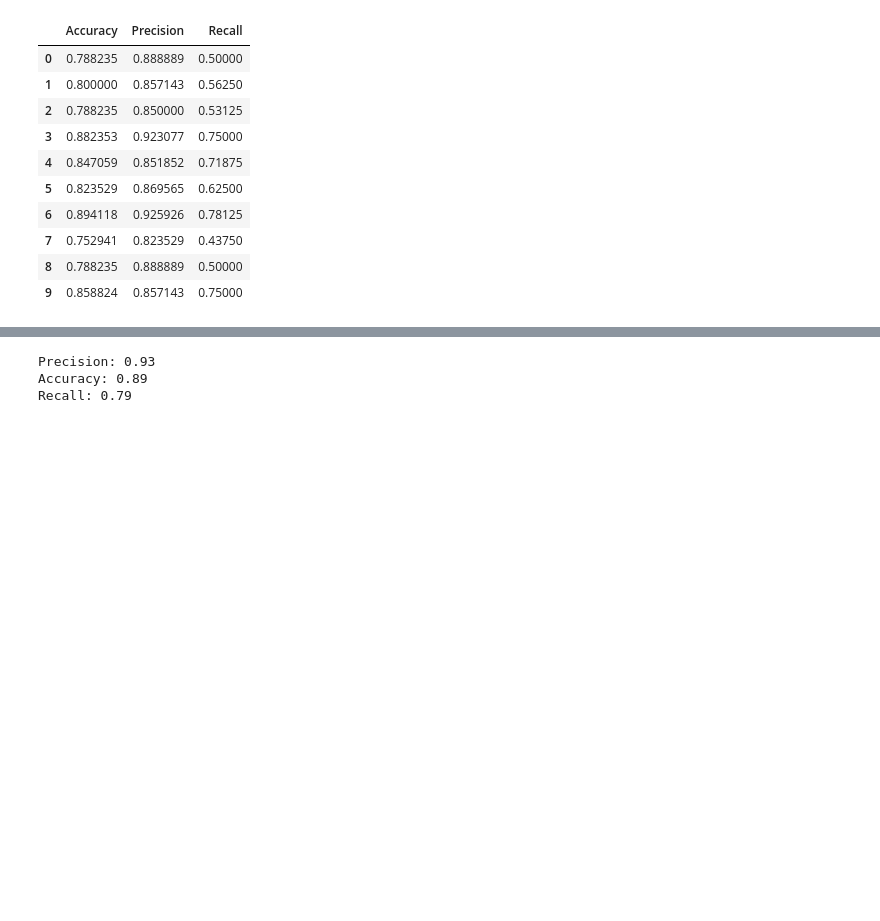
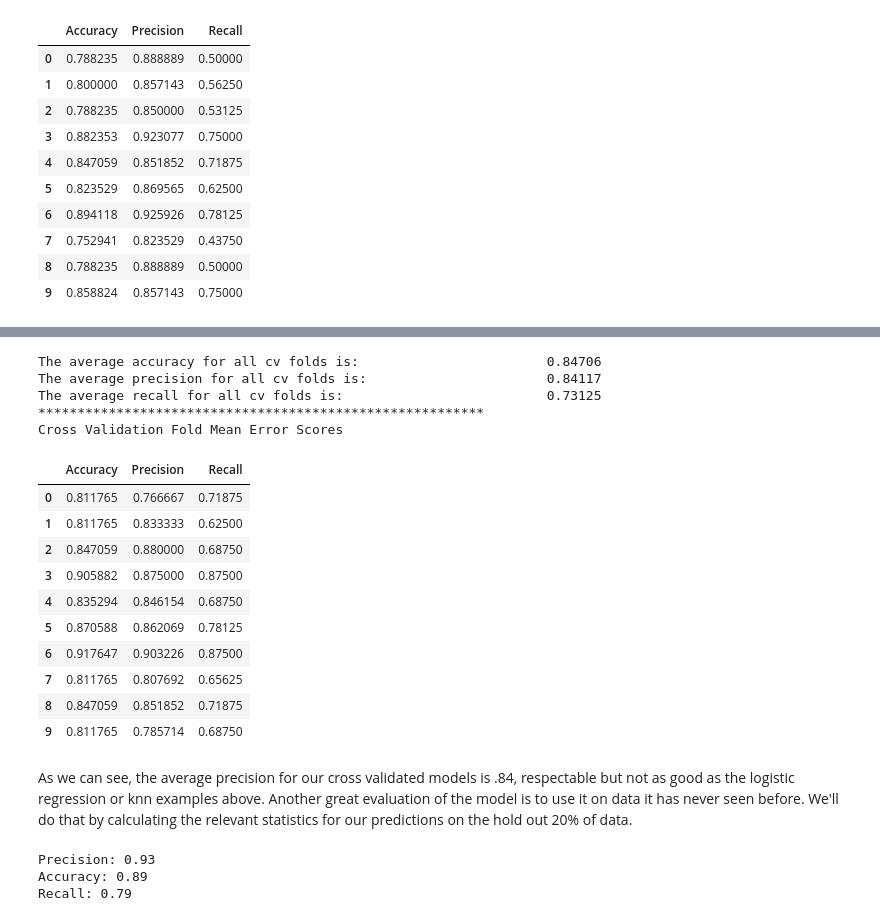
Before and after one commit to jeffweltman/MSDS7331, a Jupyter notebook: Lab 2 - Working/MSDS 7331 - Lab 2 - KassofWeltmanDickens.ipynb, the cells around one changed output, grey strips where cells are left out. Cells and saved outputs as stored; diff of their text form; code cells hidden in the pictures; blank space fills up the shorter version.

```diff
--- a/Lab 2 - Working/MSDS 7331 - Lab 2 - KassofWeltmanDickens.ipynb
+++ b/Lab 2 - Working/MSDS 7331 - Lab 2 - KassofWeltmanDickens.ipynb
@@ -433 +435,32 @@ Below we will grow a random forest using the default parameters, and examine the
+# %%
+from sklearn.ensemble import RandomForestClassifier
+from sklearn.metrics import precision_score, accuracy_score, confusion_matrix, recall_score, f1_score
+
+# Generate a 60/40 training/test split of data
+X_train, X_test, y_train, y_test = train_test_split(X_class, Y_class, test_size=0.2, random_state=0)
+
+# Generate & train instance of RandomForest classifier
+rf = RandomForestClassifier(random_state=42)
+rf.fit(X_train, y_train)
+
+EvaluateClassifierEstimator(rf, X_class, Y_class, cv_class)
+# %% [output]
+The average accuracy for all cv folds is:                        0.84706
+The average precision for all cv folds is:                       0.84117
+The average recall for all cv folds is:                          0.73125
+*********************************************************
+Cross Validation Fold Mean Error Scores
+|  | Accuracy | Precision | Recall |
+| 0 | 0.811765 | 0.766667 | 0.71875 |
+| 1 | 0.811765 | 0.833333 | 0.62500 |
+| 2 | 0.847059 | 0.880000 | 0.68750 |
+| 3 | 0.905882 | 0.875000 | 0.87500 |
+| 4 | 0.835294 | 0.846154 | 0.68750 |
+| 5 | 0.870588 | 0.862069 | 0.78125 |
+| 6 | 0.917647 | 0.903226 | 0.87500 |
+| 7 | 0.811765 | 0.807692 | 0.65625 |
+| 8 | 0.847059 | 0.851852 | 0.71875 |
+| 9 | 0.811765 | 0.785714 | 0.68750 |
+# %% [markdown]
+As we can see, the average precision for our cross validated models is .84, respectable but not as good as the logistic regression or knn examples above. Another great evaluation of the model is to use it on data it has never seen before. We'll do that by calculating the relevant statistics for our predictions on the hold out 20% of data.
 # %%
```
Also changed, not shown: parts of 28 cells of this notebook.
